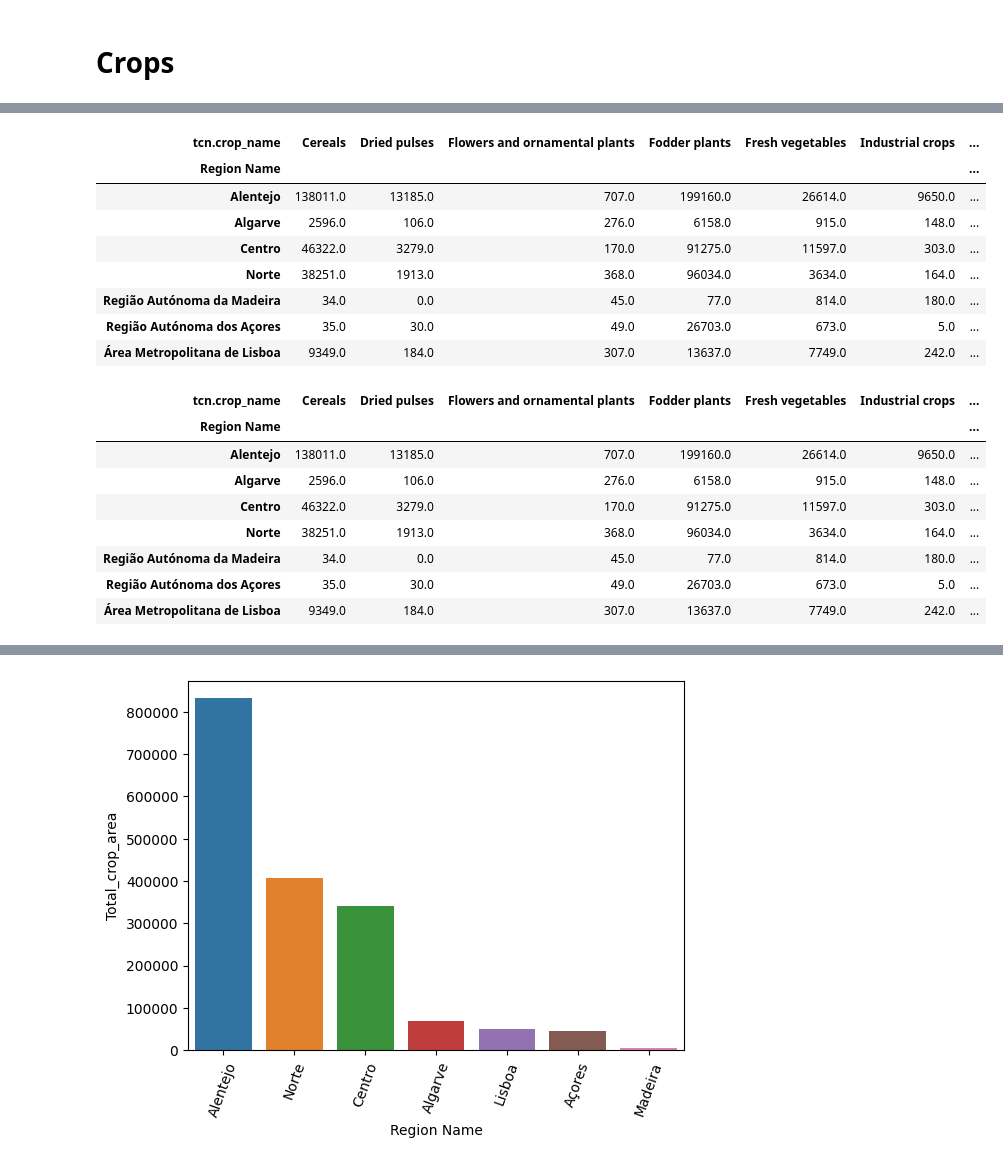
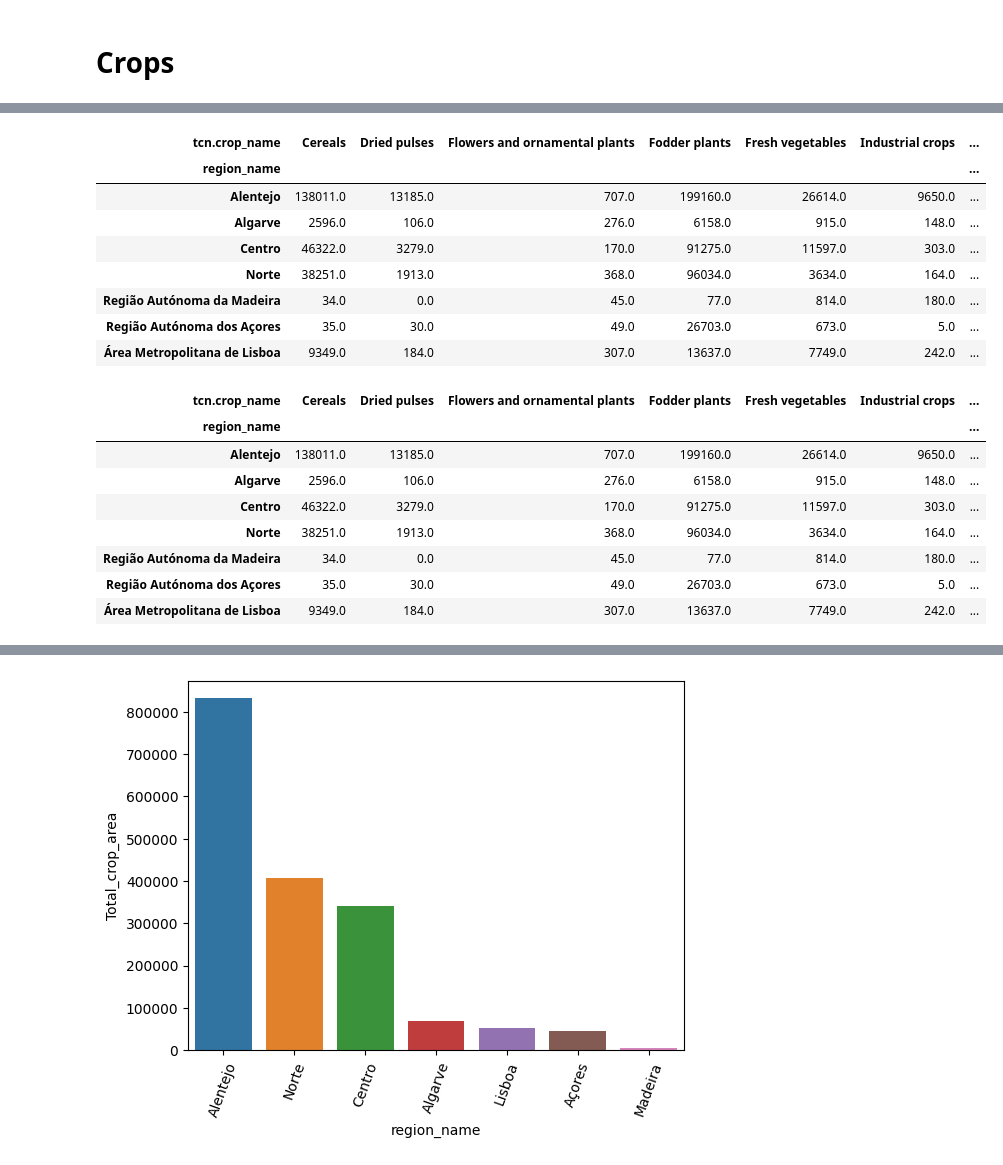
Before and after one commit to domwelsh/avcad_final, a Jupyter notebook: Codes/dom_initial_explore.ipynb, the cells around one changed output, grey strips where cells are left out. Drawn from its saved outputs; the diff is of its cells as text; code cells hidden in the pictures.

```diff
--- a/Codes/dom_initial_explore.ipynb
+++ b/Codes/dom_initial_explore.ipynb
@@ -73,14 +73,14 @@ pc_pivot
 # %%
 tc_pivot = pd.pivot_table(
     data=tempcrop_df,
-    index='Region Name',
+    index='region_name',
     columns=['tcn.crop_name'],
     values='tc.area'
 )
 tc_pivot
 # %% [output]
 | tcn.crop_name | Cereals | Dried pulses | Flowers and ornamental plants | Fodder plants | Fresh vegetables | Industrial crops | ... |
-| Region Name |  |  |  |  |  |  | ... |
+| region_name |  |  |  |  |  |  | ... |
 | Alentejo | 138011.0 | 13185.0 | 707.0 | 199160.0 | 26614.0 | 9650.0 | ... |
 | Algarve | 2596.0 | 106.0 | 276.0 | 6158.0 | 915.0 | 148.0 | ... |
 | Centro | 46322.0 | 3279.0 | 170.0 | 91275.0 | 11597.0 | 303.0 | ... |
@@ -94,7 +94,7 @@ tc_pivot.drop(labels='Sugarbeets', axis=1, inplace=True)
 tc_pivot
 # %% [output]
 | tcn.crop_name | Cereals | Dried pulses | Flowers and ornamental plants | Fodder plants | Fresh vegetables | Industrial crops | ... |
-| Region Name |  |  |  |  |  |  | ... |
+| region_name |  |  |  |  |  |  | ... |
 | Alentejo | 138011.0 | 13185.0 | 707.0 | 199160.0 | 26614.0 | 9650.0 | ... |
 | Algarve | 2596.0 | 106.0 | 276.0 | 6158.0 | 915.0 | 148.0 | ... |
 | Centro | 46322.0 | 3279.0 | 170.0 | 91275.0 | 11597.0 | 303.0 | ... |
```
Also changed, not shown: parts of 13 cells of this notebook, 11 other files.
